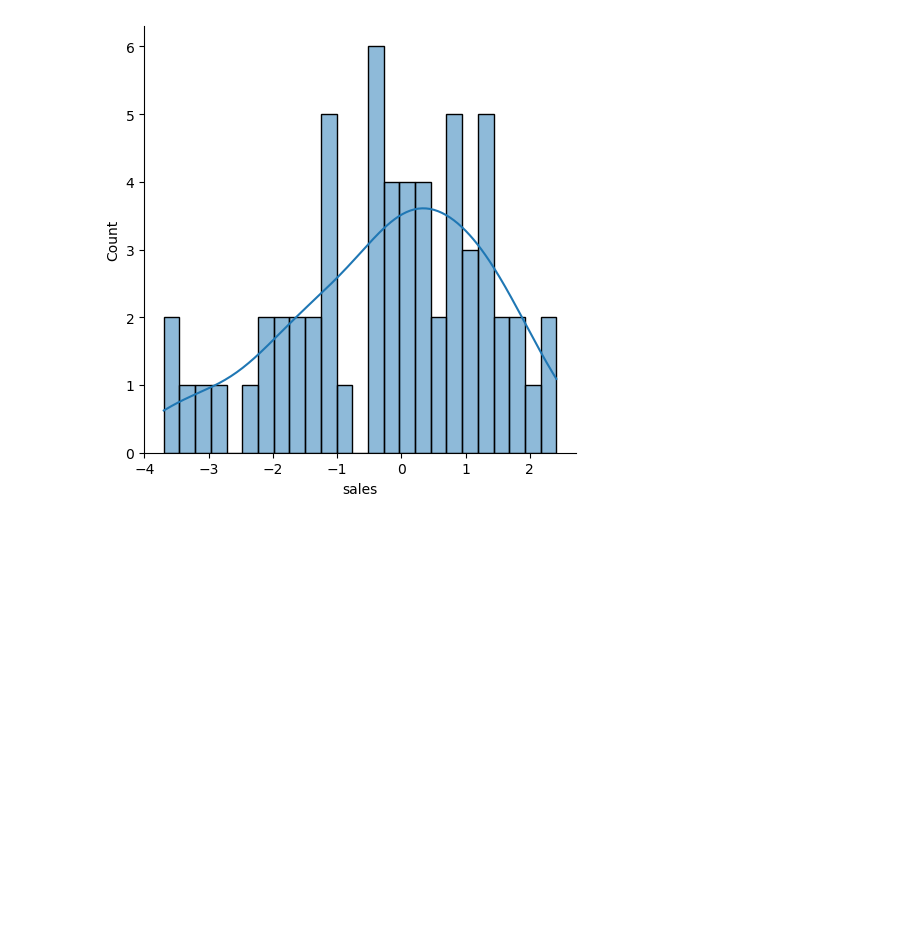
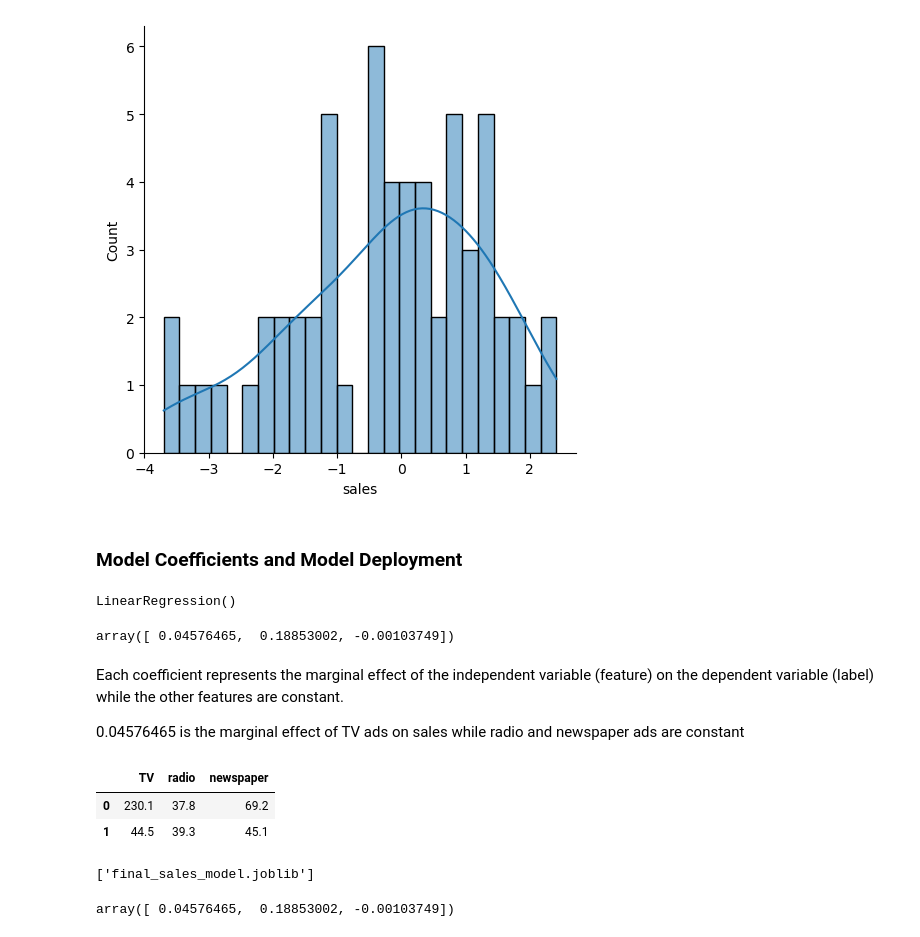
Before and after one commit to Oladele-A/python-for-data-science, a Jupyter notebook: Linear Regression/Linear_Regression.ipynb, the cells around one changed output. Saved outputs shown, nothing was run; the diff lists cells and outputs as text; code cells hidden in the pictures; blank space fills up the shorter version.

Commit message:
Interpreting regression coefficients, and model deployment

```diff
--- a/Linear Regression/Linear_Regression.ipynb
+++ b/Linear Regression/Linear_Regression.ipynb
@@ -237,3 +237,25 @@ plt.axhline(y=0, color='red',ls='--');
 sns.displot(test_residuals,bins=25, kde=True);
 # %% [output]
 [figure]
+# %% [markdown]
+### Model Coefficients and Model Deployment
+# %%
+final_model = LinearRegression()
+# %%
+final_model.fit(X,y)
+# %% [output]
+LinearRegression()
+# %%
+final_model.coef_
+# %% [output]
+array([ 0.04576465,  0.18853002, -0.00103749])
+# %% [markdown]
+Each coefficient represents the marginal effect of the independent variable (feature) on the dependent variable (label) while the other features are constant.
+
+0.04576465 is the marginal effect of TV ads on sales while radio and newspaper ads are constant
+# %%
+X.head(2)
+# %% [output]
+|  | TV | radio | newspaper |
+| 0 | 230.1 | 37.8 | 69.2 |
+| 1 | 44.5 | 39.3 | 45.1 |
@@ -239,0 +264,4 @@ sns.displot(test_residuals,bins=25, kde=True);
+# %%
+dump(final_model, 'final_sales_model.joblib')
+# %% [output]
+['final_sales_model.joblib']
@@ -239,0 +270,4 @@ sns.displot(test_residuals,bins=25, kde=True);
+# %%
+loaded_model.coef_
+# %% [output]
+array([ 0.04576465,  0.18853002, -0.00103749])
```
Also changed, not shown: parts of 4 cells of this notebook.
